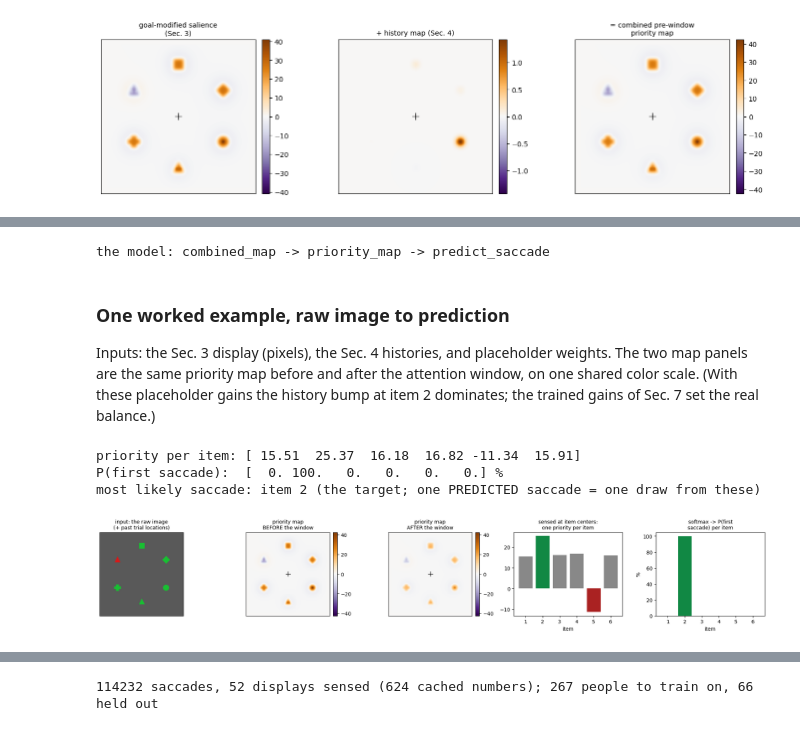
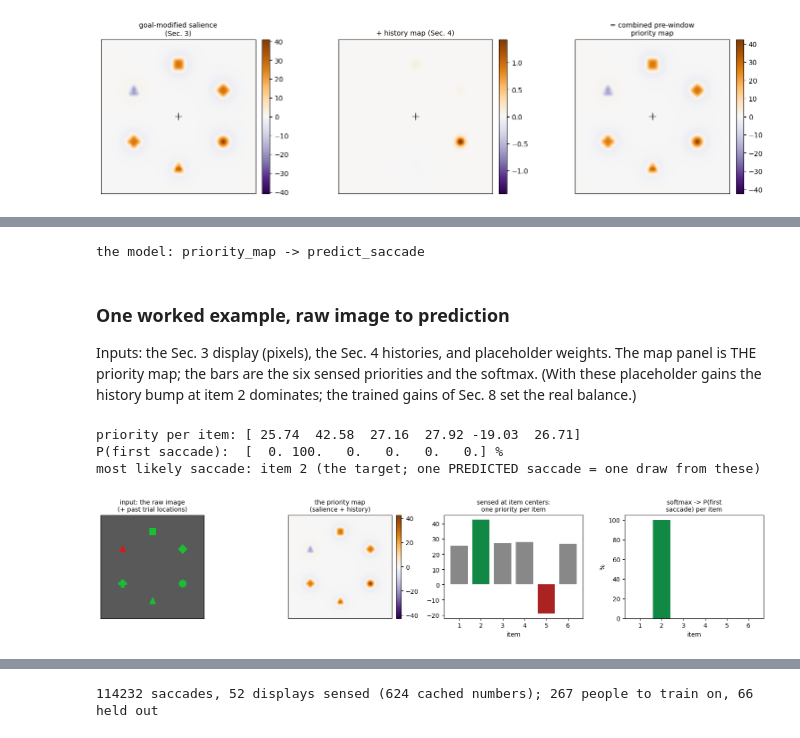
Before and after one commit to HanZhang-psych/Ego-Spatial-Sense, a Jupyter notebook: Visual-Search/tutorial_visual_search.ipynb, the cells around one changed output, grey strips where cells are left out. Drawn from its saved outputs; the diff is of its cells as text; code cells hidden in the pictures.

```diff
--- a/Visual-Search/tutorial_visual_search.ipynb
+++ b/Visual-Search/tutorial_visual_search.ipynb
@@ -632,10 +525,10 @@ their Sec. 3 and Sec. 6 jobs.)
 # %%
 # accumulate_history and selection_history_map are Sec. 4's - reused, not redefined
 
-def combined_map(img, past_targets, past_singletons,
+def priority_map(img, past_targets, past_singletons,
                  g_C, g_F, beta_T, beta_D, eta_T, eta_D,
                  target_color="green"):
-    '''The pre-window priority map M(x) of Sec. 1, from raw inputs:
+    '''The priority map M(x) of Sec. 1, from raw inputs:
     the display image plus the RAW TRIAL HISTORY - the lists of
     where the target and the singleton appeared on previous trials.
 
@@ -658,23 +551,12 @@ def combined_map(img, past_targets, past_singletons,
     return salience + history_field
 
 
-def priority_map(img, past_targets, past_singletons,
-                 g_C, g_F, k, r0, beta_T, beta_D, eta_T, eta_D):
-    '''The final priority map P(x) = w(x) * M(x) (Sec. 1, steps 1-2).
-    k and r0 are the window's steepness and reach (Sec. 6).'''
-    yy_, xx_ = np.mgrid[0:IMG, 0:IMG]
-    d_px = torch.as_tensor(np.hypot(xx_ - IMG/2, yy_ - IMG/2) / (IMG/1.5))
-    window = sigmoid(k * (r0 - d_px))                    # Sec. 6
-    return window * combined_map(img, past_targets, past_singletons,
-                                 g_C, g_F, beta_T, beta_D,
-                                 eta_T, eta_D)
-
-
 def predict_saccade(pm):
     '''Takes the OUTPUT of priority_map() - the 2-D priority map -
-    and SENSES it at each item's center (F_i = P(x_i), Sec. 1 step
-    3), like a range sensor reading one value per direction; then
-    softmaxes the six sensed values into P(first saccade = i).'''
+    and SENSES it at each item's center (F_i = M(x_i), Sec. 1
+    steps 2-3), like a range sensor reading one value per
+    direction; then softmaxes the six sensed values into
+    P(first saccade = i).'''
     pm = torch.as_tensor(pm)      # keeps gradients when pm carries them
     priorities = []
     for j_ in range(6):
@@ -684,61 +566,56 @@ def predict_saccade(pm):
     F_ = torch.stack(priorities).float()[None]
     return torch.softmax(F_, 1), F_
 
-print("the model: combined_map -> priority_map -> predict_saccade")
+print("the model: priority_map -> predict_saccade")
 # %% [output]
-the model: combined_map -> priority_map -> predict_saccade
+the model: priority_map -> predict_saccade
 # %% [markdown]
 ### One worked example, raw image to prediction
 
 Inputs: the Sec. 3 display (pixels), the Sec. 4 histories, and
-placeholder weights. The two map panels are the same priority map
-before and after the attention window, on one shared color scale.
-(With these placeholder gains the history bump at item 2 dominates;
-the trained gains of Sec. 7 set the real balance.)
+placeholder weights. The map panel is THE priority map; the bars
+are the six sensed priorities and the softmax. (With these
+placeholder gains the history bump at item 2 dominates; the
+trained gains of Sec. 8 set the real balance.)
 # %%
-# the eight Sec. 1 parameters, in one place
+# the six Sec. 1 parameters, in one place
 PARAMS = dict(g_C=gC_demo, g_F=gF_demo,
-              k=k_demo, r0=r0_demo,
               beta_T=betaT_demo, beta_D=betaD_demo,
-              eta_T=etaT_demo, eta_D=etaD_demo)  # all 9 params
+              eta_T=etaT_demo, eta_D=etaD_demo)
 
-MAP_PARAMS = {k_: v for k_, v in PARAMS.items() if k_ not in ("k", "r0")}
-before = combined_map(img, past_targets, past_singletons, **MAP_PARAMS)
-after = priority_map(img, past_targets, past_singletons, **PARAMS)
-p_ex, F_ex = predict_saccade(after)   # the priority map from above
+pm = priority_map(img, past_targets, past_singletons, **PARAMS)
+p_ex, F_ex = predict_saccade(pm)
 
 print("priority per item:", F_ex[0].numpy().round(2))
 print("P(first saccade): ", (p_ex[0].numpy() * 100).round(1), "%")
 print("most likely saccade: item", int(F_ex[0].argmax()) + 1,
       "(the target; one PREDICTED saccade = one draw from these)")
 
-fig, axes = plt.subplots(1, 5, figsize=(19, 3.4))
+fig, axes = plt.subplots(1, 4, figsize=(15.5, 3.4))
 axes[0].imshow(img, origin="lower")
 axes[0].set_title("input: the raw image\n(+ past trial locations)", fontsize=10)
-v = np.abs(before).max()                    # ONE scale for before/after
-for ax, m, ttl in [(axes[1], before, "priority map\nBEFORE the window"),
-                   (axes[2], after, "priority map\nAFTER the window")]:
-    im = ax.imshow(m, origin="lower", cmap="PuOr_r", vmin=-v, vmax=v)
-    ax.plot(IMG/2, IMG/2, "k+", ms=10)
-    ax.set_title(ttl, fontsize=10)
-    fig.colorbar(im, ax=ax, fraction=0.046, pad=0.03)
-for ax in axes[:3]:
+pm_np = np.asarray(pm)
+v = np.abs(pm_np).max()
+im = axes[1].imshow(pm_np, origin="lower", cmap="PuOr_r", vmin=-v, vmax=v)
+axes[1].set_title("the priority map\n(salience + history)", fontsize=10)
+fig.colorbar(im, ax=axes[1], fraction=0.046, pad=0.03)
+for ax in axes[:2]:
     ax.set_xticks([]); ax.set_yticks([])
 cols = ["#888888"] * 6
 cols[TARG], cols[SING] = "#118844", "#aa2222"
-axes[3].bar(range(1, 7), F_ex[0].numpy(), color=cols)
-axes[3].set_title("sensed at item centers:\none priority per item", fontsize=10)
-axes[3].set_xlabel("item")
-axes[4].bar(range(1, 7), p_ex[0].numpy() * 100, color=cols)
-axes[4].set_title("softmax -> P(first\nsaccade) per item", fontsize=10)
-axes[4].set_xlabel("item"); axes[4].set_ylabel("%")
+axes[2].bar(range(1, 7), F_ex[0].numpy(), color=cols)
+axes[2].set_title("sensed at item centers:\none priority per item", fontsize=10)
+axes[2].set_xlabel("item")
+axes[3].bar(range(1, 7), p_ex[0].numpy() * 100, color=cols)
+axes[3].set_title("softmax -> P(first\nsaccade) per item", fontsize=10)
+axes[3].set_xlabel("item"); axes[3].set_ylabel("%")
 plt.tight_layout()
 plt.show()
 # %% [output]
-priority per item: [ 15.51  25.37  16.18  16.82 -11.34  15.91]
+priority per item: [ 25.74  42.58  27.16  27.92 -19.03  26.71]
 P(first saccade):  [  0. 100.   0.   0.   0.   0.] %
 most likely saccade: item 2 (the target; one PREDICTED saccade = one draw from these)
-[figure, old version]
+[figure, new version]
 # %% [markdown]
 ## 8. Train on the actual data
 
```
Also changed, not shown: parts of 19 cells of this notebook, 10 other files.
